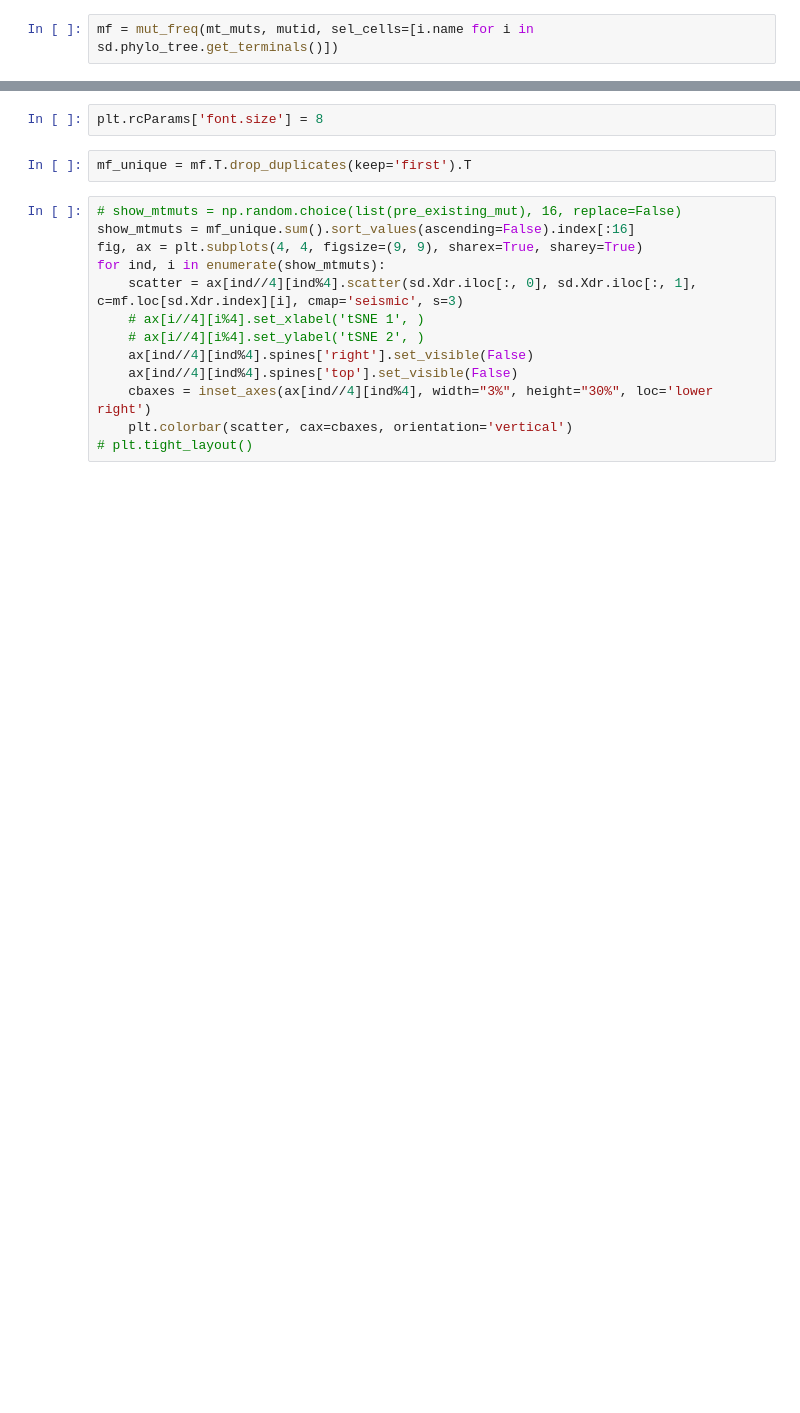
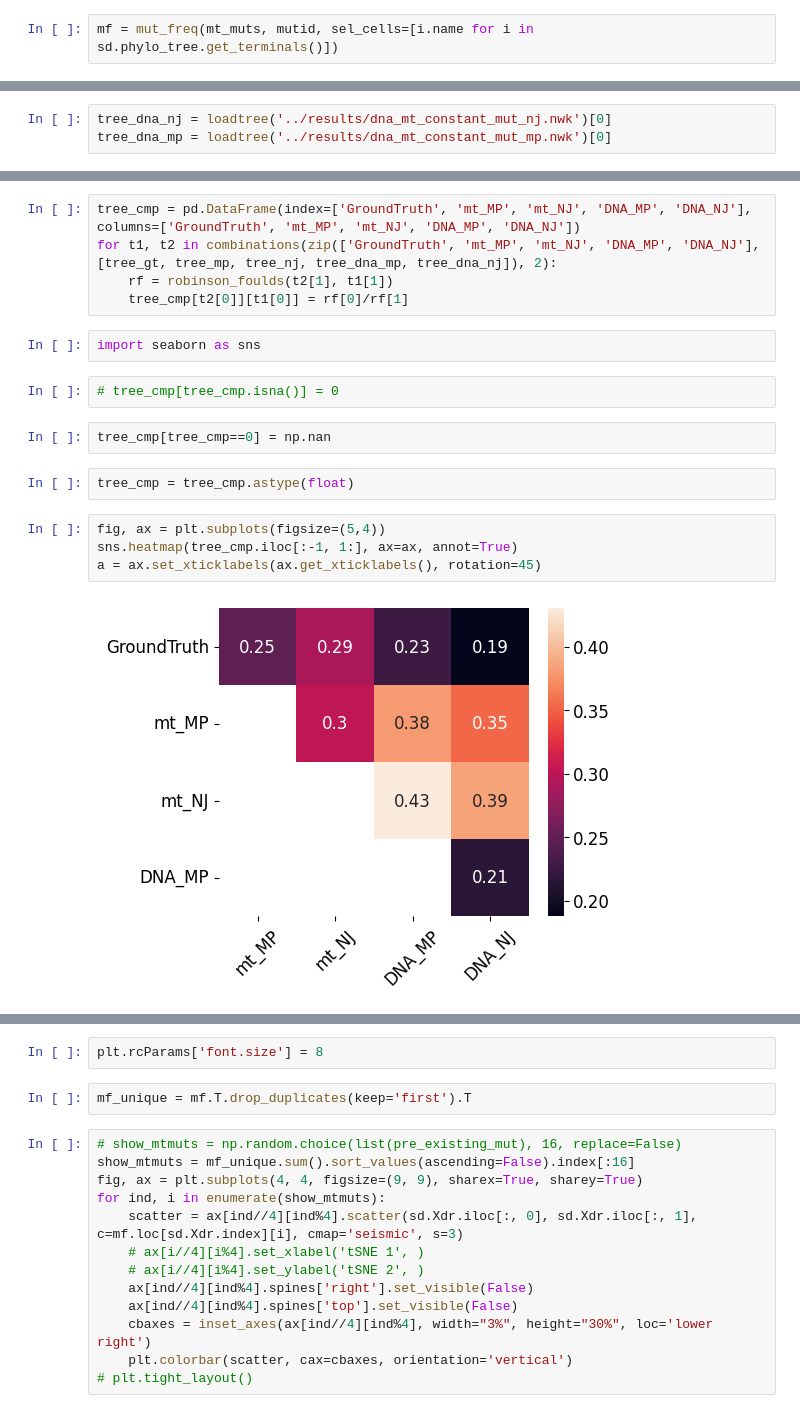
Before and after one commit to kunwang34/mtDNA_simulation, a Jupyter notebook: notebook/Linear_model.ipynb, the cells around one changed output, grey strips where cells are left out. Drawn from its saved outputs; the diff is of its cells as text; blank space fills up the shorter version.

```diff
--- a/notebook/Linear_model.ipynb
+++ b/notebook/Linear_model.ipynb
@@ -161,0 +202,3 @@ mf = mut_freq(mt_muts, mutid, sel_cells=[i.name for i in sd.phylo_tree.get_termi
+# %%
+tree_dna_nj = loadtree('../results/dna_mt_constant_mut_nj.nwk')[0]
+tree_dna_mp = loadtree('../results/dna_mt_constant_mut_mp.nwk')[0]
@@ -161,0 +227,19 @@ mf = mut_freq(mt_muts, mutid, sel_cells=[i.name for i in sd.phylo_tree.get_termi
+# %%
+tree_cmp = pd.DataFrame(index=['GroundTruth', 'mt_MP', 'mt_NJ', 'DNA_MP', 'DNA_NJ'], columns=['GroundTruth', 'mt_MP', 'mt_NJ', 'DNA_MP', 'DNA_NJ'])
+for t1, t2 in combinations(zip(['GroundTruth', 'mt_MP', 'mt_NJ', 'DNA_MP', 'DNA_NJ'],[tree_gt, tree_mp, tree_nj, tree_dna_mp, tree_dna_nj]), 2):
+    rf = robinson_foulds(t2[1], t1[1])
+    tree_cmp[t2[0]][t1[0]] = rf[0]/rf[1]
+# %%
+import seaborn as sns
+# %%
+# tree_cmp[tree_cmp.isna()] = 0
+# %%
+tree_cmp[tree_cmp==0] = np.nan
+# %%
+tree_cmp = tree_cmp.astype(float)
+# %%
+fig, ax = plt.subplots(figsize=(5,4))
+sns.heatmap(tree_cmp.iloc[:-1, 1:], ax=ax, annot=True)
+a = ax.set_xticklabels(ax.get_xticklabels(), rotation=45)
+# %% [output]
+[figure, added]
```
Also changed, not shown: parts of 28 cells of this notebook, 8 other files.
